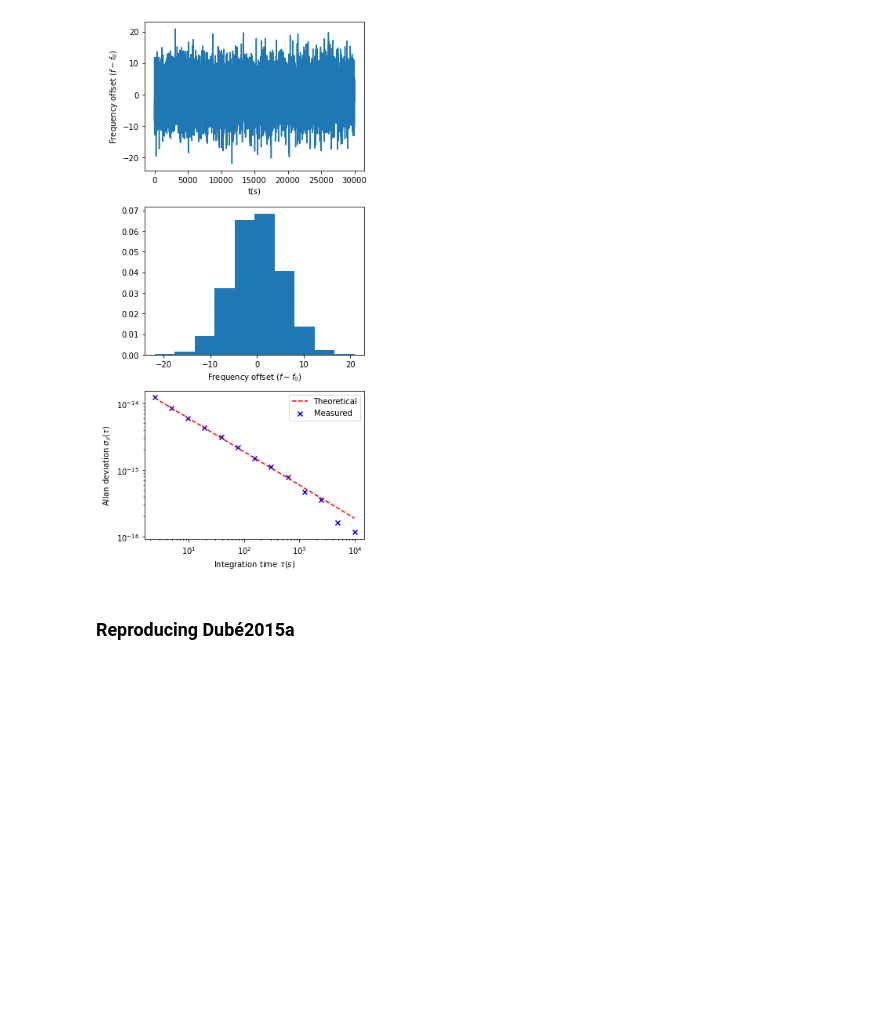
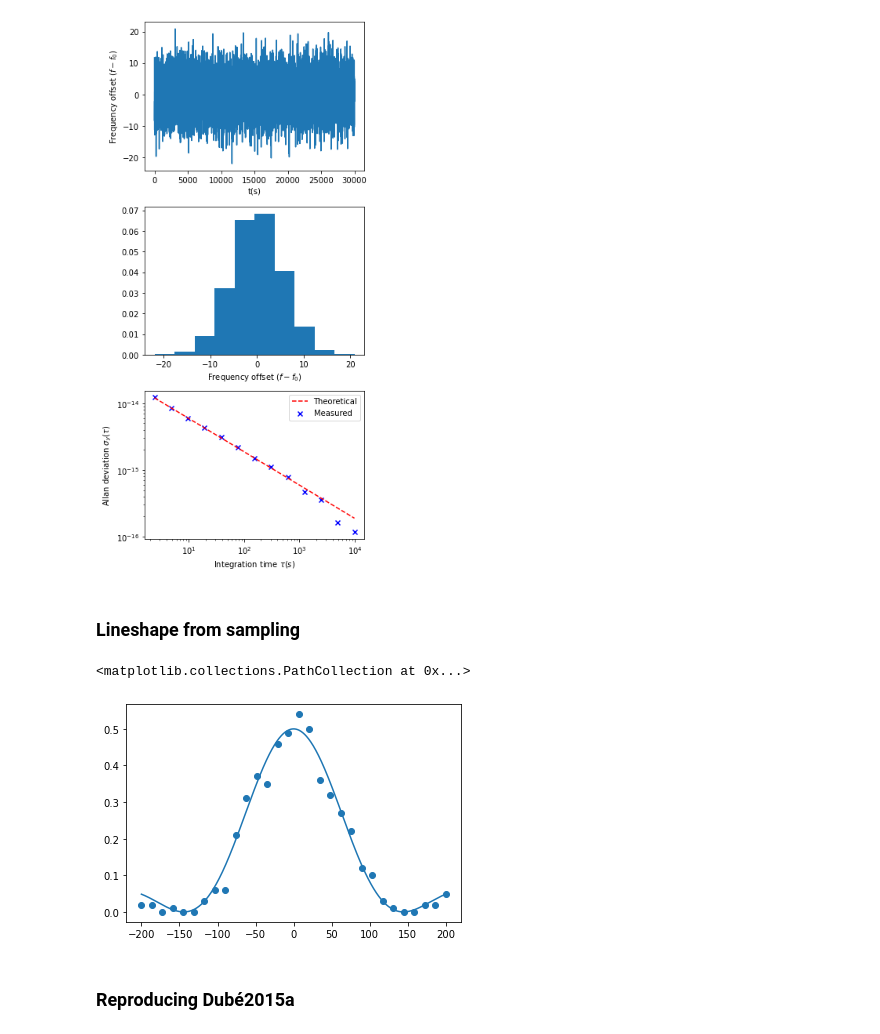
Before and after one commit to speug/srservosim, a Jupyter notebook: notebooks/servosimtests.ipynb, the cells around one changed output. Saved outputs shown, nothing was run; the diff lists cells and outputs as text; code cells hidden in the pictures; blank space fills up the shorter version.

Commit message:
added sampling from lineshape

```diff
--- a/notebooks/servosimtests.ipynb
+++ b/notebooks/servosimtests.ipynb
@@ -159,3 +161,25 @@ ax[2].legend()
 fig.tight_layout()
 # %% [output]
 [figure]
+# %% [markdown]
+### Lineshape from sampling
+# %%
+def sampled_lineshape(lineshape_func,
+                      delta,
+                      tau_pi=6e-3,
+                      state_prep=False,
+                      samples_per_point=100):
+    # quantum jump p from theory
+    jump_probabilities = lineshape_func(delta, tau_pi, state_prep)
+    # draws from binomial
+    measured_results = binom.rvs(n=samples_per_point, p=jump_probabilities)
+    sample_shape = measured_results / samples_per_point
+    return sample_shape
+d = np.linspace(-200, 200, 1000)
+d_sample = np.linspace(-200, 200, 30)
+s_shape = sampled_lineshape(lineshape, d_sample)
+plt.plot(d, lineshape(d, 6e-3, False))
+plt.scatter(d_sample, s_shape)
+# %% [output]
+<matplotlib.collections.PathCollection at 0x...>
+[figure, added]
```
Also changed, not shown: parts of 3 cells of this notebook, 1 other file.
